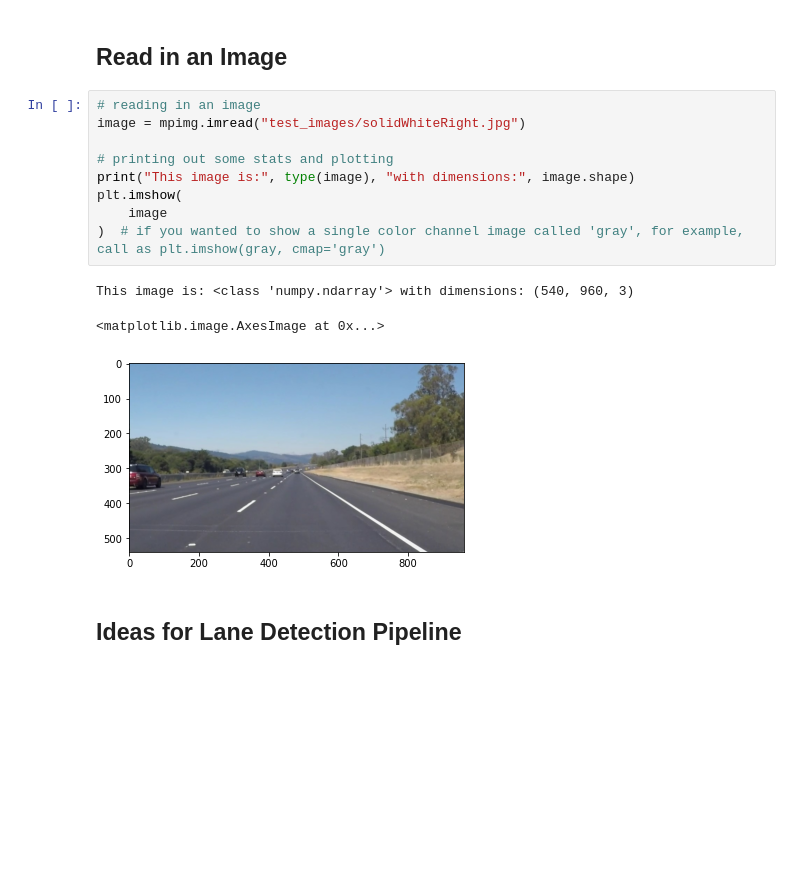
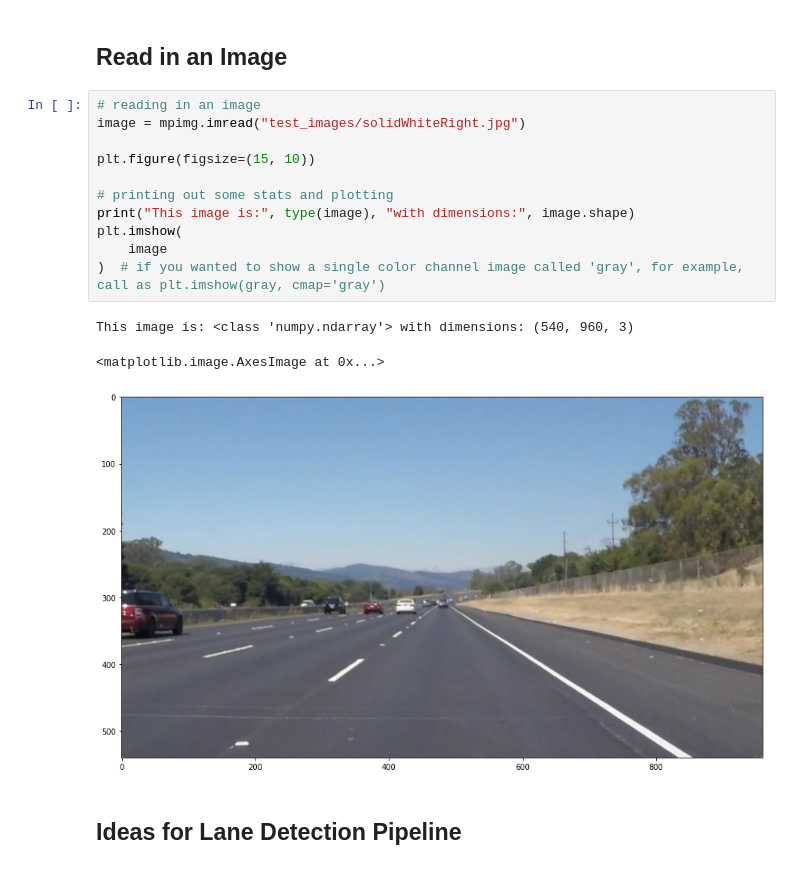
Before and after one commit to chen-bowen/Self_Driving_Car, a Jupyter notebook: 1. Finding_Lanes/Finding_Lanes.ipynb, the cells around one changed output. Drawn from its saved outputs; the diff is of its cells as text; blank space fills up the shorter version.

Commit message:
update readme, add more images

```diff
--- a/1. Finding_Lanes/Finding_Lanes.ipynb
+++ b/1. Finding_Lanes/Finding_Lanes.ipynb
@@ -49,16 +49,18 @@ from IPython.display import HTML
 # %%
 # reading in an image
 image = mpimg.imread("test_images/solidWhiteRight.jpg")
+
+plt.figure(figsize=(15, 10))
 
 # printing out some stats and plotting
 print("This image is:", type(image), "with dimensions:", image.shape)
 plt.imshow(
     image
 )  # if you wanted to show a single color channel image called 'gray', for example, call as plt.imshow(gray, cmap='gray')
 # %% [output]
 This image is: <class 'numpy.ndarray'> with dimensions: (540, 960, 3)
 <matplotlib.image.AxesImage at 0x...>
-[figure, old version]
+[figure, new version]
 # %% [markdown]
 ## Ideas for Lane Detection Pipeline
 # %% [markdown]
```
Also changed, not shown: parts of 14 cells of this notebook, 10 other files.
